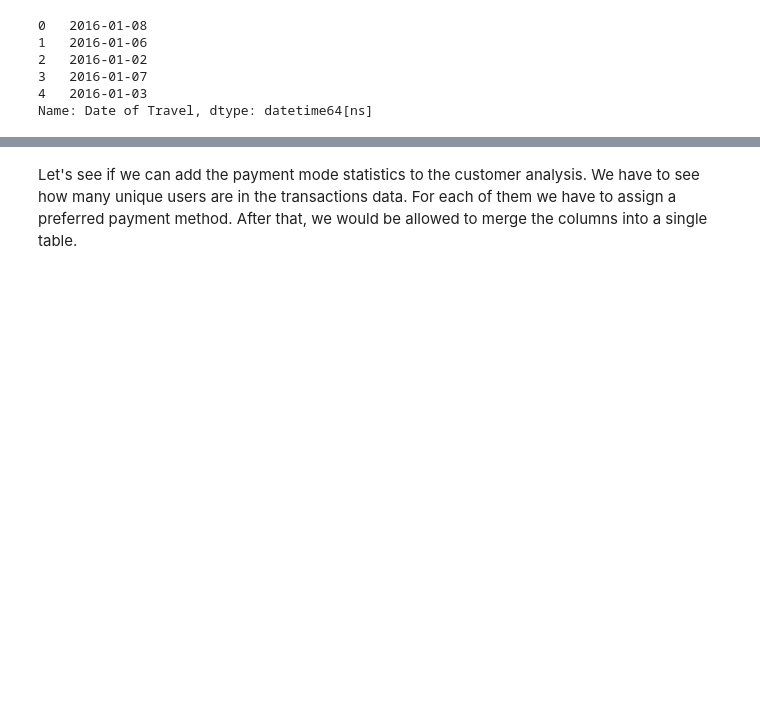
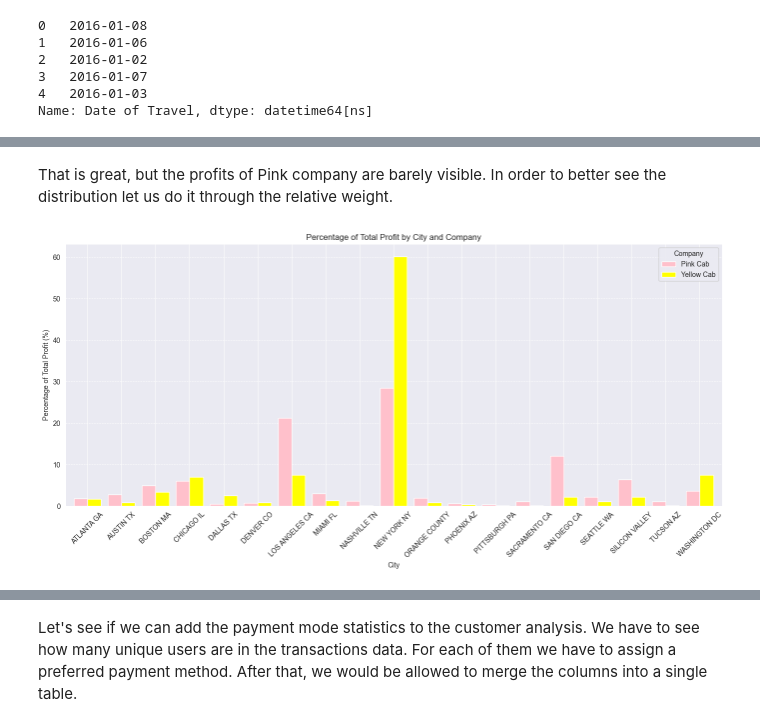
Before and after one commit to GlenM42/G2MInsight, a Jupyter notebook: main.ipynb, the cells around one changed output, grey strips where cells are left out. Drawn from its saved outputs; the diff is of its cells as text; code cells hidden in the pictures; blank space fills up the shorter version.

```diff
--- a/main.ipynb
+++ b/main.ipynb
@@ -88,0 +209,20 @@ Name: Date of Travel, dtype: datetime64[ns]
+# %% [markdown]
+That is great, but the profits of Pink company are barely visible. In order to better see the distribution let us do it through the relative weight.
+# %%
+# Normalize profits by total profit for each company to get percentages
+total_profits_by_company = city_company_profits.sum()
+relative_city_profits = city_company_profits.divide(total_profits_by_company, axis=1) * 100
+
+# Plotting the results
+plt.figure(figsize=(14, 7))  # Set the figure size for better readability
+relative_city_profits.plot(kind='bar', width=0.8, color=['pink', 'yellow'], ax=plt.gca())
+plt.title('Percentage of Total Profit by City and Company')
+plt.xlabel('City')
+plt.ylabel('Percentage of Total Profit (%)')
+plt.xticks(rotation=45)
+plt.grid(axis='y', linestyle='--', linewidth=0.7)
+plt.legend(title='Company')
+plt.tight_layout()  # Adjust subplots to give some padding between them for axis labels
+plt.show()
+# %% [output]
+[figure, added]
```
Also changed, not shown: parts of 18 cells of this notebook, 1 other file.
